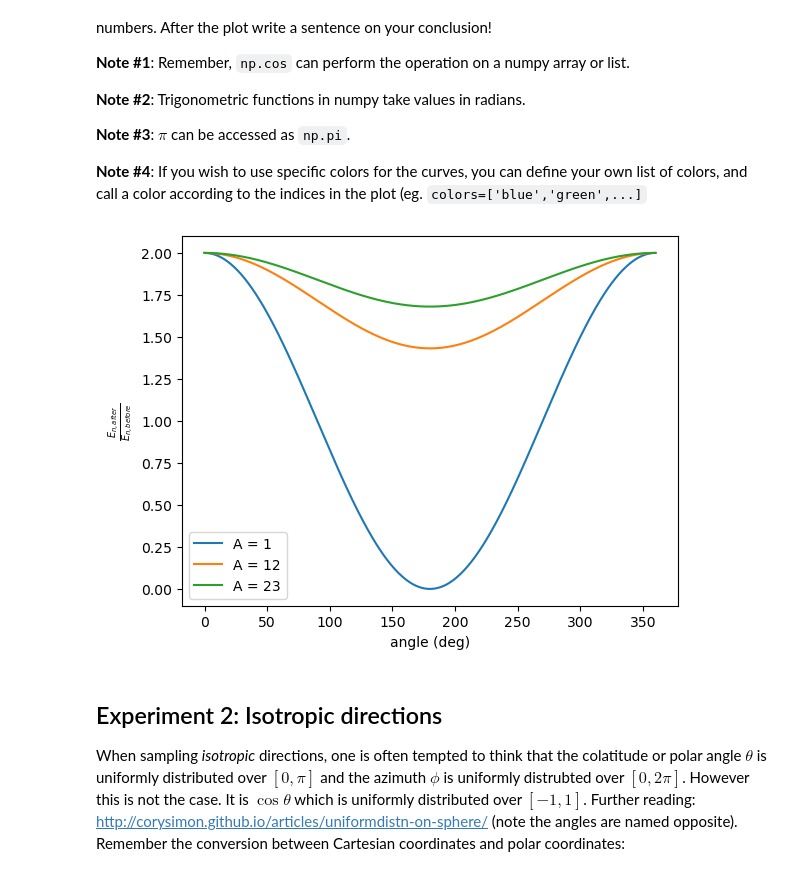
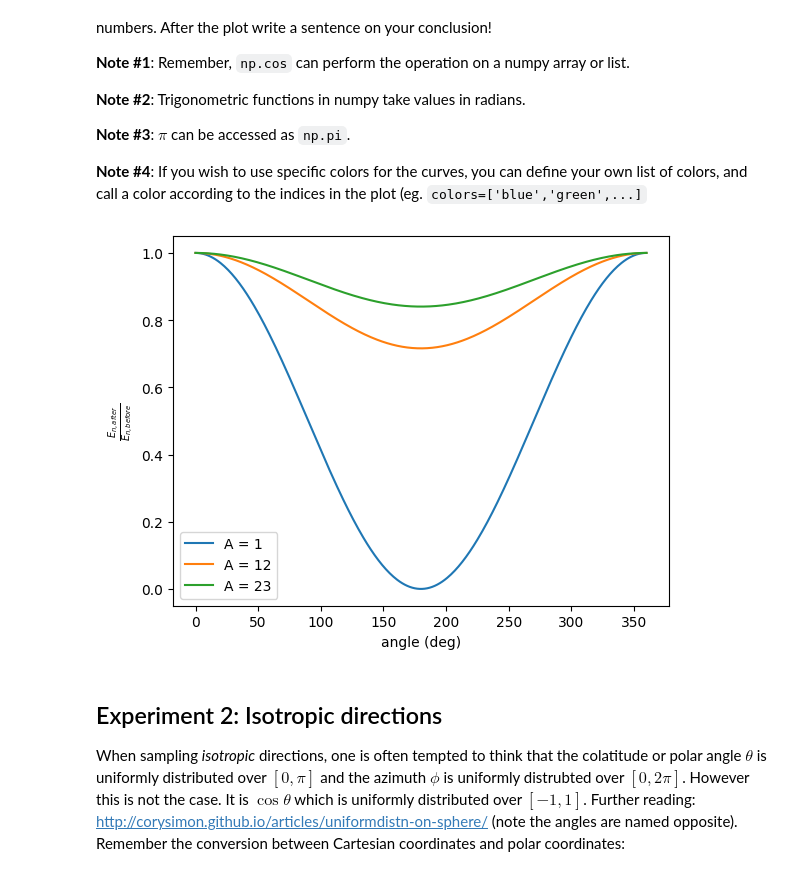
Before and after one commit to sewerininc/poetry_envs, a Jupyter notebook: reaktorfysik/RFP/Datalabs/Datalab04/4-Scattering_MCintro.ipynb, the cells around one changed output. Cells and saved outputs as stored; diff of their text form; code cells hidden in the pictures.

```diff
--- a/reaktorfysik/RFP/Datalabs/Datalab04/4-Scattering_MCintro.ipynb
+++ b/reaktorfysik/RFP/Datalabs/Datalab04/4-Scattering_MCintro.ipynb
@@ -45,27 +45,27 @@ Plot the above formula for several nuclides (eg. A=1, A=12, A=23, etc) and for a
 # %%
 import numpy as np
 import matplotlib.pyplot as plt
 theta=np.linspace(0,360,361)*np.pi/180 #Remove the first comment!
 As=[1,12,23] #Feel free to add more
 plt.figure()
 # Your loop and plotting comes here
-def E_l(A, theta):
+def E_l(A, theta, E_i=1): # This is not well made :(
     a = ((A-1)/(A+1))**2
-    return (1+a) +(1-a)*np.cos(theta)
+    return ((1+a) +(1-a)*np.cos(theta))/2
 
 
 for A in As:
     xs = theta
     ys = E_l(A, xs)
 
     plt.plot(xs*180/np.pi, ys, label=f"A = {A}")
 
 plt.legend()
 plt.xlabel('angle (deg)')
 plt.ylabel(r"$\frac{E_{n,after}}{E_{n,before}}$")
 plt.show()
 # %% [output]
-[figure, old version]
+[figure, new version]
 # %% [markdown]
 ## Experiment 2: Isotropic directions
 
```
Also changed, not shown: parts of 14 cells of this notebook.
